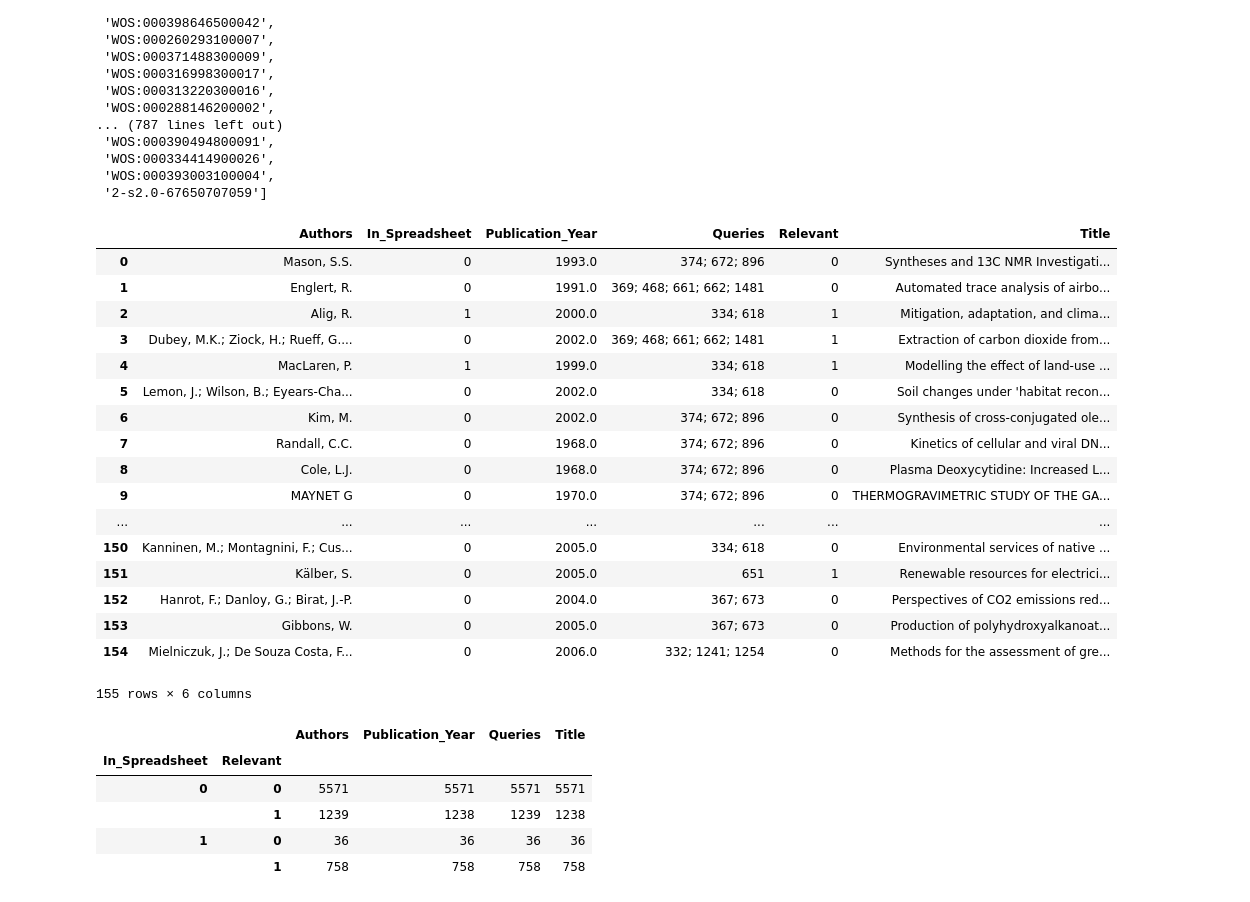
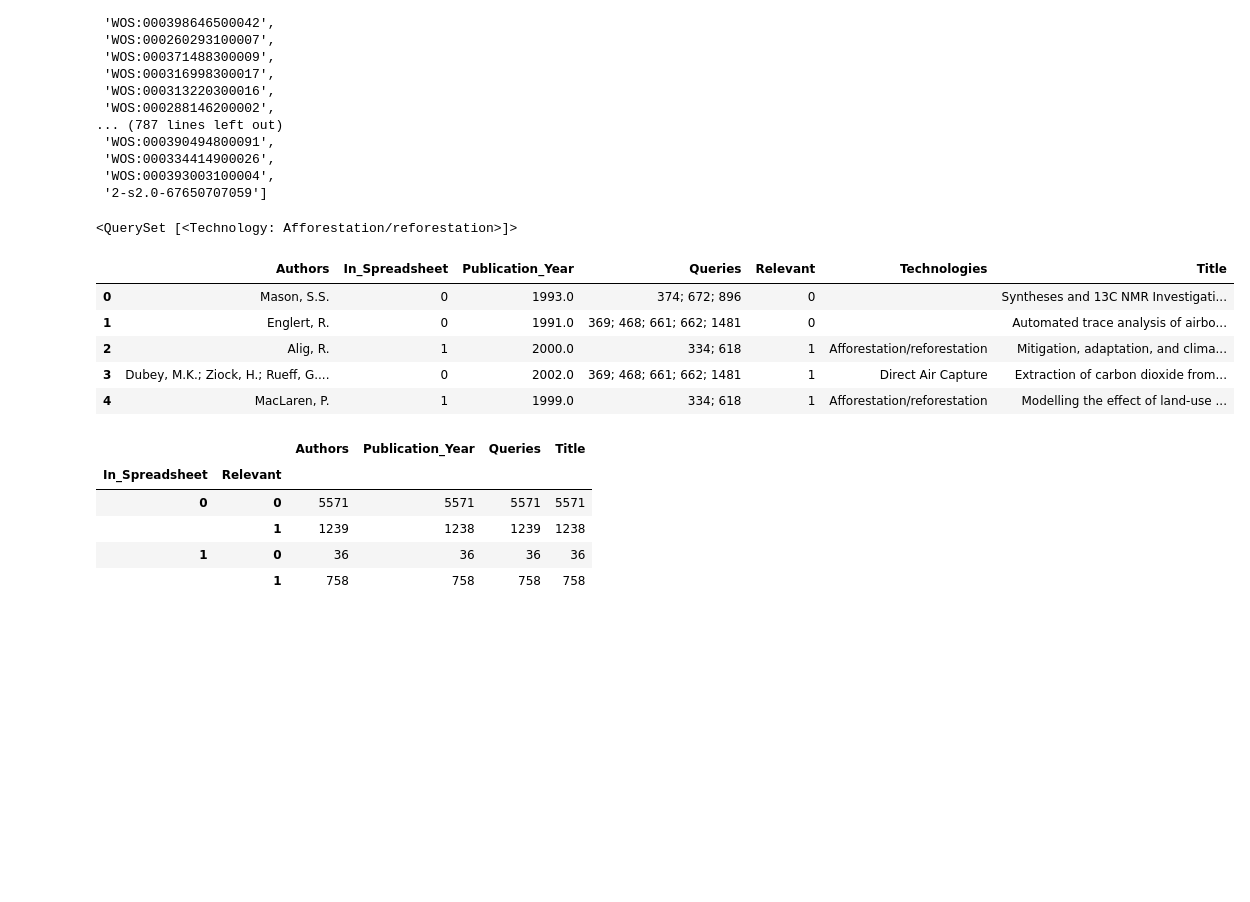
Before and after one commit to mcc-apsis/NETs-review, a Jupyter notebook: query-mgmt/literature_reviewed.ipynb, the cells around one changed output. Saved outputs shown, nothing was run; the diff lists cells and outputs as text; code cells hidden in the pictures; blank space fills up the shorter version.

Commit message:
updated tables

```diff
--- a/query-mgmt/literature_reviewed.ipynb
+++ b/query-mgmt/literature_reviewed.ipynb
@@ -30,7 +30,8 @@ tdocs = set(list(Doc.objects.filter(
 ).values_list('UT',flat=True)))
 
 qtdocs = set(list(Doc.objects.filter(
-    query__technology__in=techs
+    query__technology__in=techs,
+    query__type="default"
 ).values_list('UT',flat=True)))
 
 ## These are all docs in the project
@@ -267,40 +268,43 @@ for doc in pdocs:
         sp = 0
     if doc.UT in allrelids:
         r = 1
+        dtechs = techs.filter(query__docownership__doc=doc,query__docownership__relevant=1) | techs.filter(doc=doc)
+        #dtechs = doc.docownership_set
+        dtechs = [str(x.name) for x in dtechs.distinct()]
     else:
         r = 0
+        dtechs = []
+
+
     pdoc = {
         'Authors': "; ".join(unique),
         'Publication_Year': py,
         'Title': doc.title,
         'Queries': "; ".join(qset),
         'Relevant': r,
-        'In_Spreadsheet': sp
+        'In_Spreadsheet': sp,
+        'Technologies': '; '.join(dtechs)
     }
     pdoc_dict.append(pdoc)
+# %%
+doc = 'WOS:000353073400006'
+
+dtechs = techs.filter(query__docownership__doc=doc,query__docownership__relevant=1) | techs.filter(doc=doc)
+
+dtechs.distinct()
+# %% [output]
+<QuerySet [<Technology: Afforestation/reforestation>]>
 # %%
 big_df = pd.DataFrame.from_dict(pdoc_dict)
 
-big_df.head(155)
+big_df.head()
 # %% [output]
-|  | Authors | In_Spreadsheet | Publication_Year | Queries | Relevant | Title |
-| 0 | Mason, S.S. | 0 | 1993.0 | 374; 672; 896 | 0 | Syntheses and 13C NMR Investigati... |
-| 1 | Englert, R. | 0 | 1991.0 | 369; 468; 661; 662; 1481 | 0 | Automated trace analysis of airbo... |
-| 2 | Alig, R. | 1 | 2000.0 | 334; 618 | 1 | Mitigation, adaptation, and clima... |
-| 3 | Dubey, M.K.; Ziock, H.; Rueff, G.... | 0 | 2002.0 | 369; 468; 661; 662; 1481 | 1 | Extraction of carbon dioxide from... |
-| 4 | MacLaren, P. | 1 | 1999.0 | 334; 618 | 1 | Modelling the effect of land-use ... |
-| 5 | Lemon, J.; Wilson, B.; Eyears-Cha... | 0 | 2002.0 | 334; 618 | 0 | Soil changes under 'habitat recon... |
-| 6 | Kim, M. | 0 | 2002.0 | 374; 672; 896 | 0 | Synthesis of cross-conjugated ole... |
-| 7 | Randall, C.C. | 0 | 1968.0 | 374; 672; 896 | 0 | Kinetics of cellular and viral DN... |
-| 8 | Cole, L.J. | 0 | 1968.0 | 374; 672; 896 | 0 | Plasma Deoxycytidine: Increased L... |
-| 9 | MAYNET G | 0 | 1970.0 | 374; 672; 896 | 0 | THERMOGRAVIMETRIC STUDY OF THE GA... |
-| ... | ... | ... | ... | ... | ... | ... |
-| 150 | Kanninen, M.; Montagnini, F.; Cus... | 0 | 2005.0 | 334; 618 | 0 | Environmental services of native ... |
-| 151 | Kälber, S. | 0 | 2005.0 | 651 | 1 | Renewable resources for electrici... |
-| 152 | Hanrot, F.; Danloy, G.; Birat, J.-P. | 0 | 2004.0 | 367; 673 | 0 | Perspectives of CO2 emissions red... |
-| 153 | Gibbons, W. | 0 | 2005.0 | 367; 673 | 0 | Production of polyhydroxyalkanoat... |
-| 154 | Mielniczuk, J.; De Souza Costa, F... | 0 | 2006.0 | 332; 1241; 1254 | 0 | Methods for the assessment of gre... |
+|  | Authors | In_Spreadsheet | Publication_Year | Queries | Relevant | Technologies | Title |
+| 0 | Mason, S.S. | 0 | 1993.0 | 374; 672; 896 | 0 |  | Syntheses and 13C NMR Investigati... |
+| 1 | Englert, R. | 0 | 1991.0 | 369; 468; 661; 662; 1481 | 0 |  | Automated trace analysis of airbo... |
+| 2 | Alig, R. | 1 | 2000.0 | 334; 618 | 1 | Afforestation/reforestation | Mitigation, adaptation, and clima... |
+| 3 | Dubey, M.K.; Ziock, H.; Rueff, G.... | 0 | 2002.0 | 369; 468; 661; 662; 1481 | 1 | Direct Air Capture | Extraction of carbon dioxide from... |
+| 4 | MacLaren, P. | 1 | 1999.0 | 334; 618 | 1 | Afforestation/reforestation | Modelling the effect of land-use ... |
-155 rows × 6 columns
 # %%
 big_df.groupby(['In_Spreadsheet','Relevant']).count()
 # %% [output]
```
Also changed, not shown: parts of 3 cells of this notebook, 2 other files.
